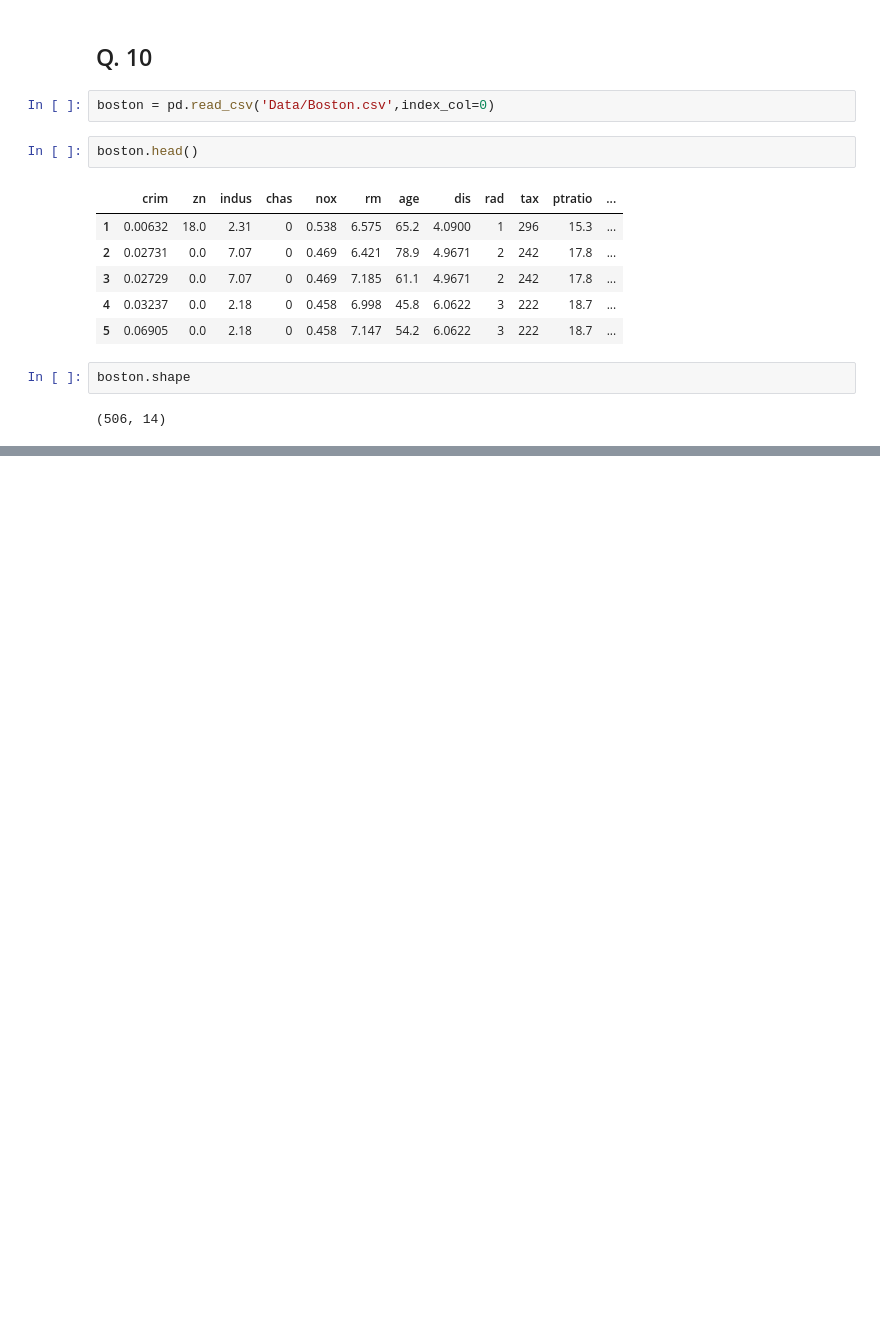
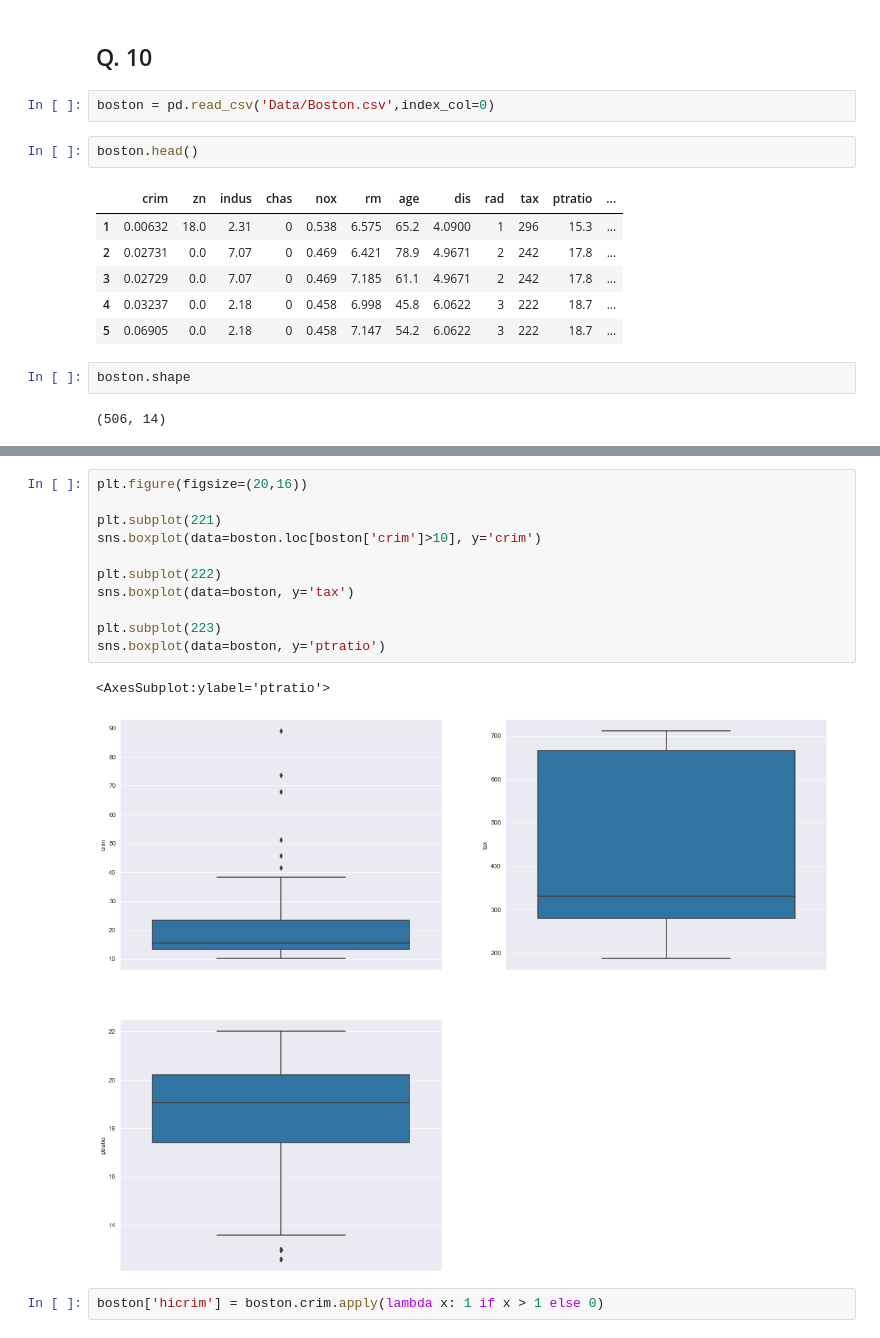
Before and after one commit to kdesh96/ISLR-exercises, a Jupyter notebook: Ch 2 - Exercises - Applied.ipynb, the cells around one changed output, grey strips where cells are left out. Cells and saved outputs as stored; diff of their text form; blank space fills up the shorter version.

```diff
--- a/Ch 2 - Exercises - Applied.ipynb
+++ b/Ch 2 - Exercises - Applied.ipynb
@@ -209,0 +244,16 @@ boston.shape
+# %%
+plt.figure(figsize=(20,16))
+
+plt.subplot(221)
+sns.boxplot(data=boston.loc[boston['crim']>10], y='crim')
+
+plt.subplot(222)
+sns.boxplot(data=boston, y='tax')
+
+plt.subplot(223)
+sns.boxplot(data=boston, y='ptratio')
+# %% [output]
+<AxesSubplot:ylabel='ptratio'>
+[figure, added]
+# %%
+boston['hicrim'] = boston.crim.apply(lambda x: 1 if x > 1 else 0)
```
Also changed, not shown: parts of 12 cells of this notebook.
